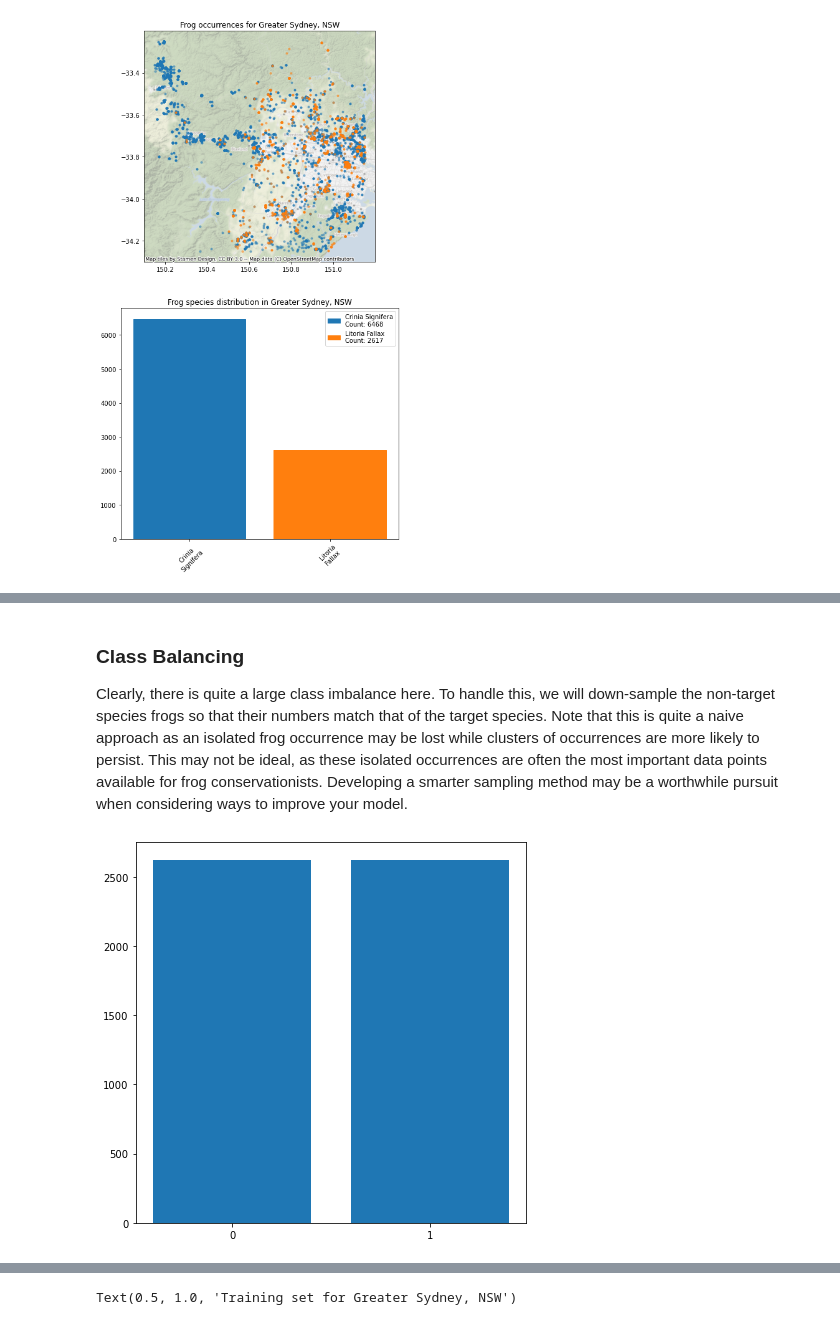
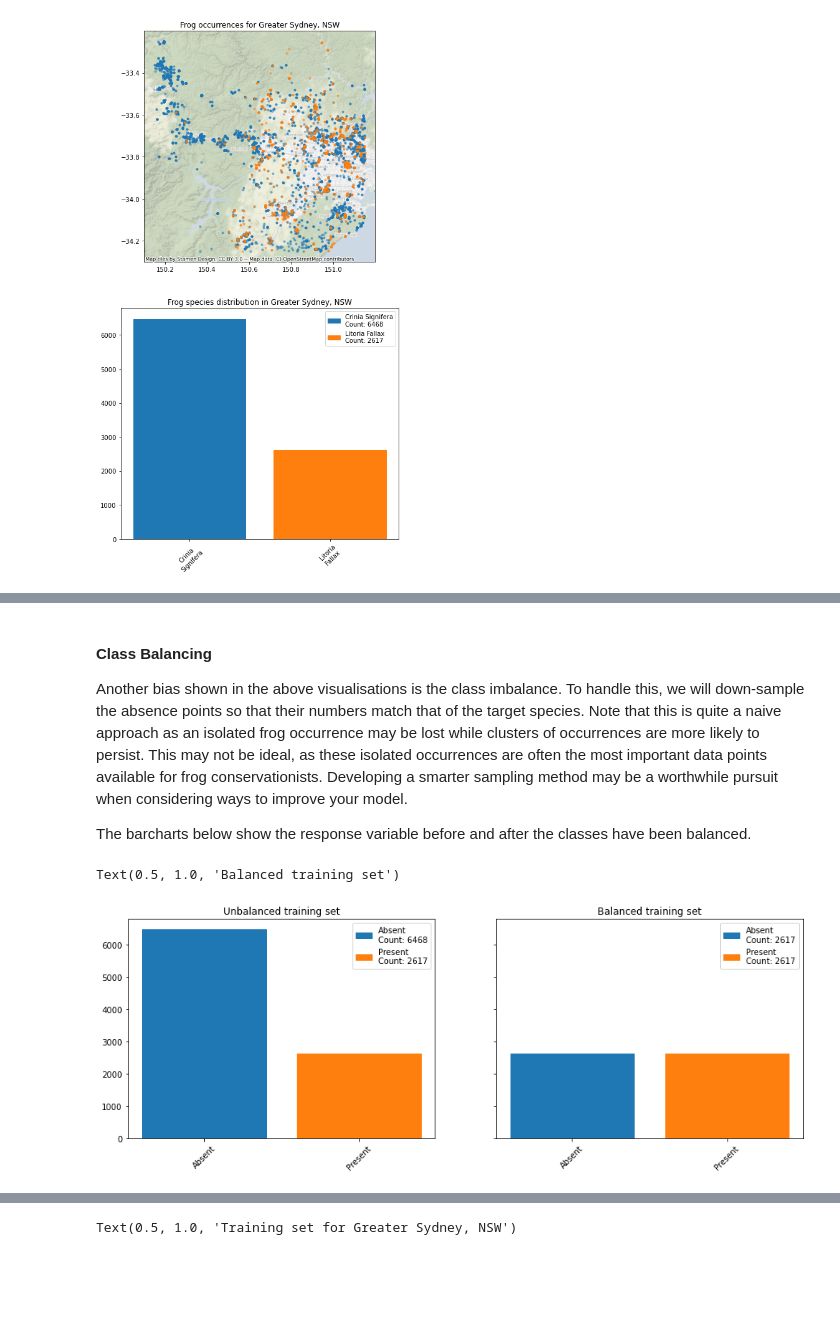
Before and after one commit to EY-Data-Science-Program/2022-Better-Working-World-Data-Challenge, a Jupyter notebook: notebooks/Model_Level_1.ipynb, the cells around one changed output, grey strips where cells are left out. Saved outputs shown, nothing was run; the diff lists cells and outputs as text; code cells hidden in the pictures; blank space fills up the shorter version.

```diff
--- a/notebooks/Model_Level_1.ipynb
+++ b/notebooks/Model_Level_1.ipynb
@@ -222,8 +230,7 @@ all_frog_data = (
     # Assign the occurrenceStatus to 1 for the target species and 0 for all other species.
     # as well as a key for joining (later)
     .assign(
-        occurrenceStatus = lambda x: np.where(x.species == target_species, 1, 0),
-        key = all_frog_data.index
+        occurrenceStatus = lambda x: np.where(x.species == target_species, 1, 0)
     )
 )
 all_frog_data
@@ -244,23 +251,31 @@ all_frog_data
 # %% [markdown]
-### Class Balancing
+#### Class Balancing
 
-Clearly, there is quite a large class imbalance here. To handle this, we will down-sample the non-target species frogs so that their numbers match that of the target species. Note that this is quite a naive approach as an isolated frog occurrence may be lost while clusters of occurrences are more likely to persist. This may not be ideal, as these isolated occurrences are often the most important data points available for frog conservationists. Developing a smarter sampling method may be a worthwhile pursuit when considering ways to improve your model.
+Another bias shown in the above visualisations is the class imbalance. To handle this, we will down-sample the absence points so that their numbers match that of the target species. Note that this is quite a naive approach as an isolated frog occurrence may be lost while clusters of occurrences are more likely to persist. This may not be ideal, as these isolated occurrences are often the most important data points available for frog conservationists. Developing a smarter sampling method may be a worthwhile pursuit when considering ways to improve your model.
+
+The barcharts below show the response variable before and after the classes have been balanced.
 # %%
 target_species_frog_data = all_frog_data[all_frog_data.occurrenceStatus == 1]
-
 frog_data = (
     all_frog_data
     [lambda x: x.occurrenceStatus == 0]
     .sample(
         len(target_species_frog_data), random_state=420
     )
     .append(target_species_frog_data)
+    # assign key for joining purposes
+    .reset_index(drop=True)
+    .assign(key=lambda x: x.index)
 )
-
-fig, ax = plt.subplots(figsize=(7, 7))
-
-bar_data = frog_data.occurrenceStatus.value_counts()
-barchart = ax.bar(bar_data.index.astype(str), bar_data)
+# Bar charts
+fig, ax = plt.subplots(1, 2, figsize = (15, 5), sharey=True, sharex=True)
+bar_data = all_frog_data.occurrenceStatus.map({1:'Present', 0:'Absent'}).value_counts()
+plot_barchart(bar_data, ax[0], bar_params={})
+ax[0].set_title('Unbalanced training set')
+balanced_bar_data = frog_data.occurrenceStatus.map({1:'Present', 0:'Absent'}).value_counts()
+plot_barchart(balanced_bar_data, ax[1], bar_params={})
+ax[1].set_title('Balanced training set')
 # %% [output]
+Text(0.5, 1.0, 'Balanced training set')
-[figure, old version]
+[figure, new version]
 # %% [markdown]
```
Also changed, not shown: parts of 37 cells of this notebook, 7 other files.
